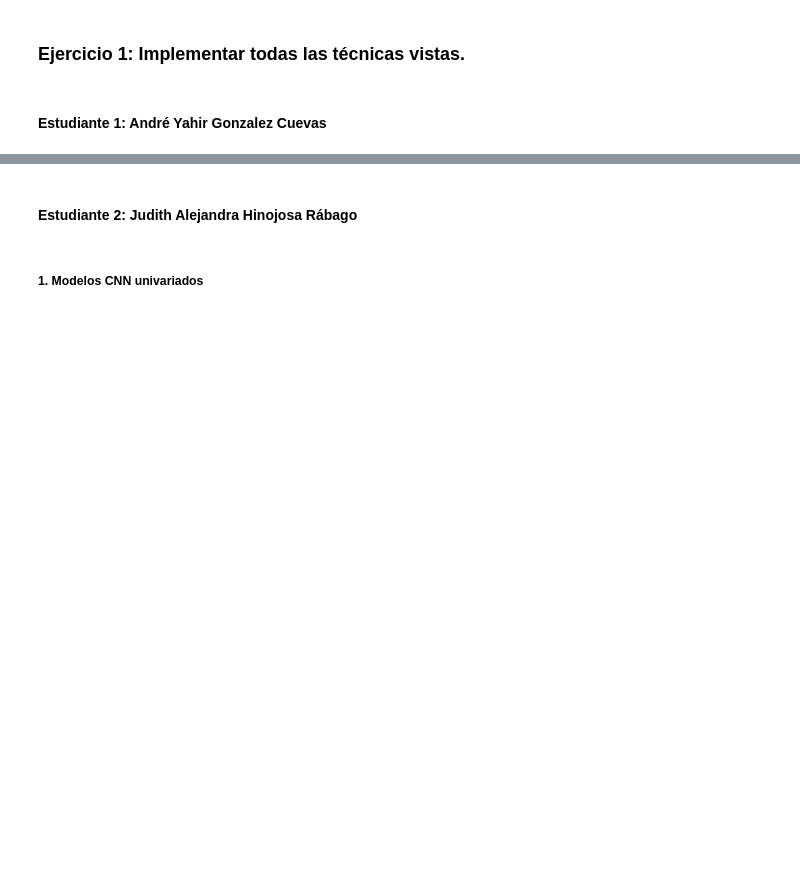
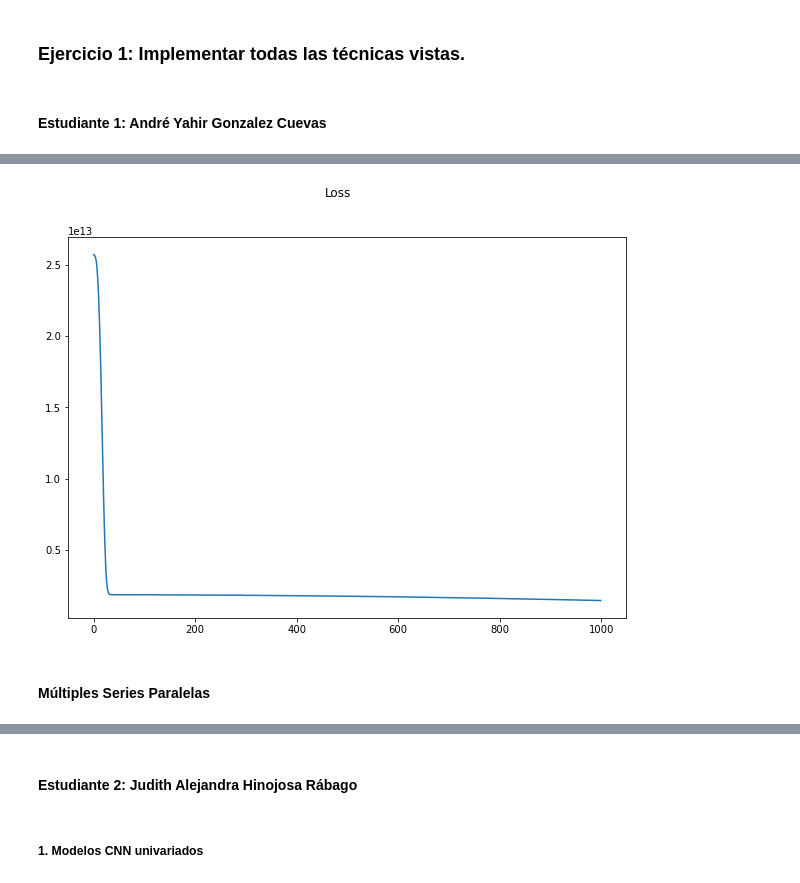
Before and after one commit to Andr3Glez/ProyectoConjunto5_ANGonzalez_JAHinojosa, a Jupyter notebook: Tarea_5.ipynb, the cells around one changed output, grey strips where cells are left out. Saved outputs shown, nothing was run; the diff lists cells and outputs as text; code cells hidden in the pictures; blank space fills up the shorter version.

```diff
--- a/Tarea_5.ipynb
+++ b/Tarea_5.ipynb
@@ -37,0 +209,23 @@ Implementar todas las técnicas vistas en esta clase al siguiente dataset para p
+# %%
+n_features = 1
+n_steps = 3
+
+# Primera entrada
+visible_1 = Input(shape=(n_steps, n_features))
+cnn_1 = Conv1D(64, 2, activation='relu')(visible_1)
+cnn_1 = MaxPooling1D()(cnn_1)
+cnn_1 = Flatten()(cnn_1)
+
+# Segunda entarda
+visible_2 = Input(shape=(n_steps, n_features))
+cnn_2 = Conv1D(64, 2, activation='relu')(visible_2)
+cnn_2 = MaxPooling1D()(cnn_2)
+cnn_2 = Flatten()(cnn_2)
+
+merge = concatenate([cnn_1, cnn_2])
+dense = Dense(50, activation='relu')(merge)
+output = Dense(1)(dense)
+# %%
+model_3 = Model(inputs=[visible_1, visible_2], outputs=output)
+model_3.compile(optimizer='adam', loss='mse')
+model_3.summary()
@@ -37,0 +250,15 @@ Implementar todas las técnicas vistas en esta clase al siguiente dataset para p
+# %%
+n_features = 1
+X1 = X[:, :, 0].reshape(X.shape[0], X.shape[1], n_features)
+X2 = X[:, :, 3].reshape(X.shape[0], X.shape[1], n_features)
+
+history_3 = model_3.fit([X1, X2], y, epochs=1000, verbose=False)
+# %%
+plt.figure(figsize=(10,7))
+plt.plot(history_3.history['loss'])
+plt.suptitle('Loss')
+plt.show()
+# %% [output]
+[figure, added]
+# %% [markdown]
+#### Múltiples Series Paralelas
```
Also changed, not shown: parts of 47 cells of this notebook, 1 other file.
